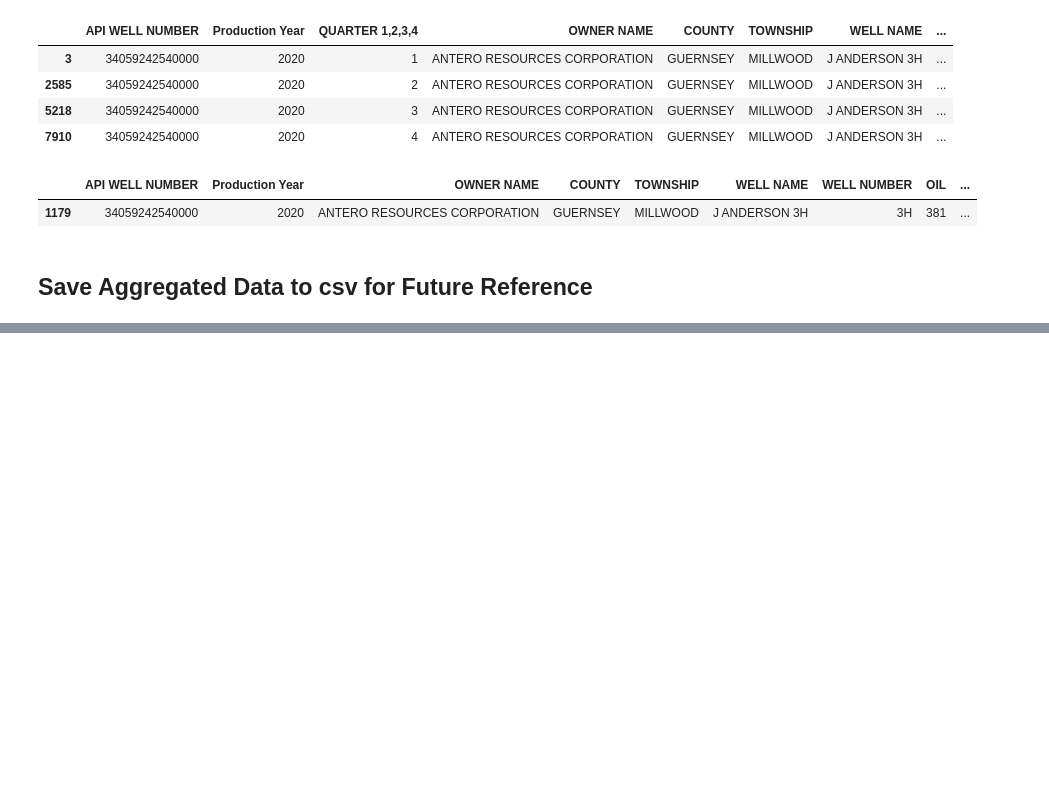
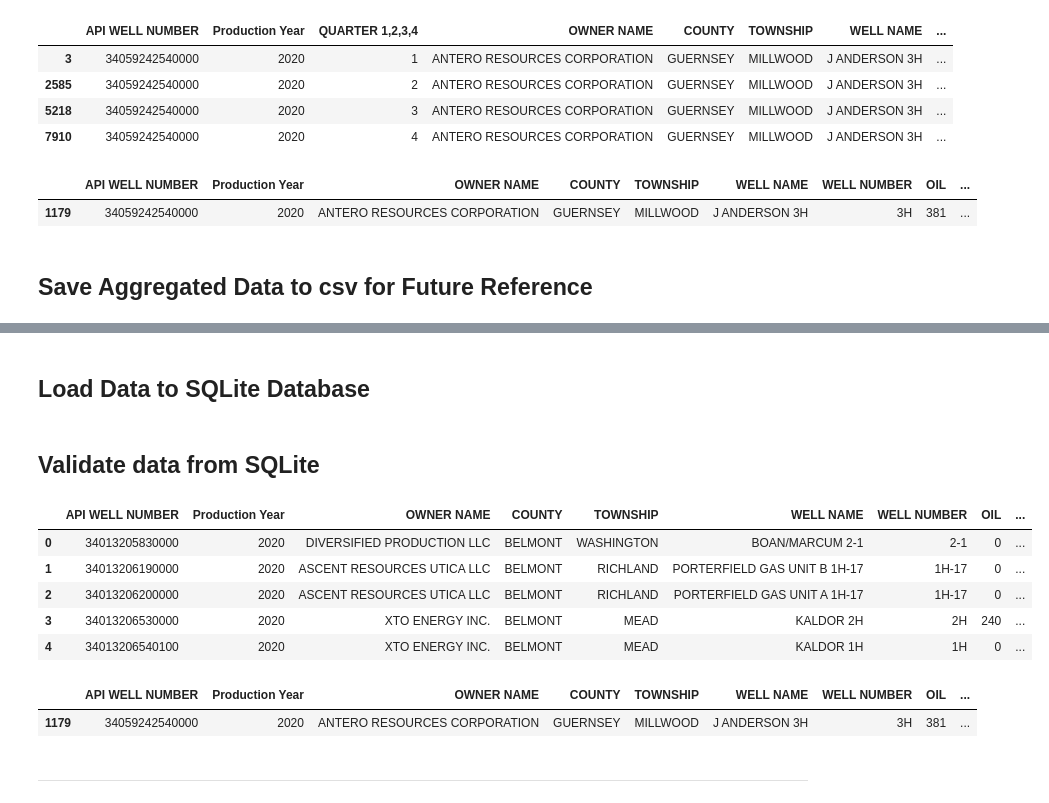
Before and after one commit to albertechin/oil-and-gas, a Jupyter notebook: Data_experimentation.ipynb, the cells around one changed output, grey strips where cells are left out. Saved outputs shown, nothing was run; the diff lists cells and outputs as text; code cells hidden in the pictures; blank space fills up the shorter version.

Commit message:
Add code to load data to DB

```diff
--- a/Data_experimentation.ipynb
+++ b/Data_experimentation.ipynb
@@ -116,0 +121,2 @@ agg_df.to_csv('./data/aggregated_annual_data_2020.csv', encoding='utf-8', index=
+# %% [markdown]
+## Load Data to SQLite Database
@@ -116,0 +125,23 @@ agg_df.to_csv('./data/aggregated_annual_data_2020.csv', encoding='utf-8', index=
+# %%
+conn = sql.connect('./data/oil_and_gas.db')
+agg_df.to_sql('annual_report_2020', conn, index=False)
+# %% [markdown]
+## Validate data from SQLite
+# %%
+annual_report = pd.read_sql('SELECT * FROM annual_report_2020', conn)
+# %%
+annual_report.head()
+# %% [output]
+|  | API WELL NUMBER | Production Year | OWNER NAME | COUNTY | TOWNSHIP | WELL NAME | WELL NUMBER | OIL | ... |
+| 0 | 34013205830000 | 2020 | DIVERSIFIED PRODUCTION LLC | BELMONT | WASHINGTON | BOAN/MARCUM 2-1 | 2-1 | 0 | ... |
+| 1 | 34013206190000 | 2020 | ASCENT RESOURCES UTICA LLC | BELMONT | RICHLAND | PORTERFIELD GAS UNIT B 1H-17 | 1H-17 | 0 | ... |
+| 2 | 34013206200000 | 2020 | ASCENT RESOURCES UTICA LLC | BELMONT | RICHLAND | PORTERFIELD GAS UNIT A 1H-17 | 1H-17 | 0 | ... |
+| 3 | 34013206530000 | 2020 | XTO ENERGY INC. | BELMONT | MEAD | KALDOR 2H | 2H | 240 | ... |
+| 4 | 34013206540100 | 2020 | XTO ENERGY INC. | BELMONT | MEAD | KALDOR 1H | 1H | 0 | ... |
+# %%
+annual_report.loc[annual_report['API WELL  NUMBER']== 34059242540000]
+# %% [output]
+|  | API WELL NUMBER | Production Year | OWNER NAME | COUNTY | TOWNSHIP | WELL NAME | WELL NUMBER | OIL | ... |
+| 1179 | 34059242540000 | 2020 | ANTERO RESOURCES CORPORATION | GUERNSEY | MILLWOOD | J ANDERSON 3H | 3H | 381 | ... |
+# %% [markdown]
+---
```
Also changed, not shown: parts of 5 cells of this notebook, 1 other file.
